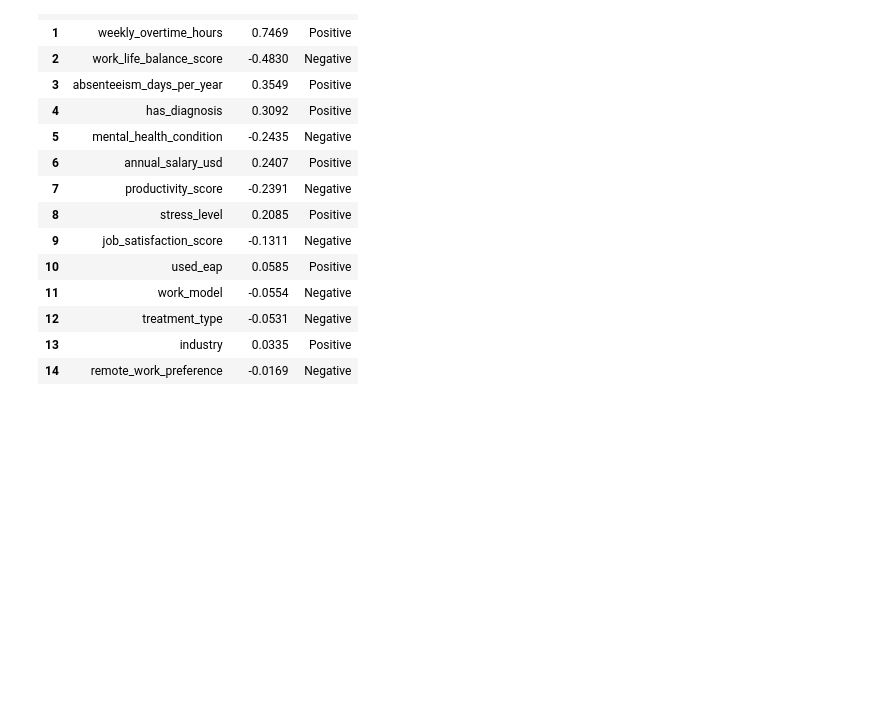
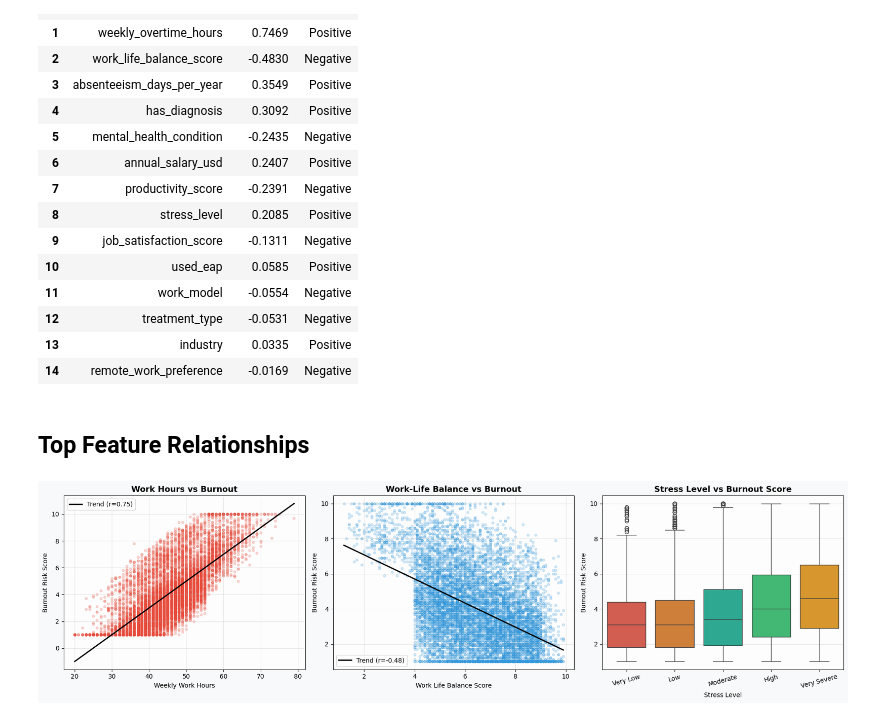
Before and after one commit to aghasaud1996/mental-health-workplace-analysis, a Jupyter notebook: mental_health_workplace_analysis.ipynb, the cells around one changed output. Cells and saved outputs as stored; diff of their text form; code cells hidden in the pictures; blank space fills up the shorter version.

```diff
--- a/mental_health_workplace_analysis.ipynb
+++ b/mental_health_workplace_analysis.ipynb
@@ -264,3 +306,46 @@ Top correlations with PRIMARY target: burnout_risk_score
 | 12 | treatment_type | -0.0531 | Negative |
 | 13 | industry | 0.0335 | Positive |
 | 14 | remote_work_preference | -0.0169 | Negative |
+# %% [markdown]
+## Top Feature Relationships
+# %%
+fig, axes = plt.subplots(1, 3, figsize=(18, 5))
+fig.patch.set_facecolor('#f8f9fa')
+
+# Scatter: weekly_work_hours vs burnout
+axes[0].scatter(df['weekly_work_hours'], df[TARGET],
+                alpha=0.2, color='#e74c3c', s=15)
+m, b = np.polyfit(df['weekly_work_hours'].dropna(),
+                  df.loc[df['weekly_work_hours'].notna(), TARGET], 1)
+x_line = np.linspace(df['weekly_work_hours'].min(), df['weekly_work_hours'].max(), 100)
+axes[0].plot(x_line, m*x_line+b, color='black', lw=2, label=f'Trend (r={df["weekly_work_hours"].corr(df[TARGET]):.2f})')
+axes[0].set_title('Work Hours vs Burnout', fontsize=13, fontweight='bold')
+axes[0].set_xlabel('Weekly Work Hours'); axes[0].set_ylabel('Burnout Risk Score')
+axes[0].legend(); axes[0].set_facecolor('#fdfdfd'); axes[0].grid(alpha=0.3)
+
+# Scatter: work_life_balance_score vs burnout
+axes[1].scatter(df['work_life_balance_score'], df[TARGET],
+                alpha=0.2, color='#3498db', s=15)
+m2, b2 = np.polyfit(df['work_life_balance_score'].dropna(),
+                    df.loc[df['work_life_balance_score'].notna(), TARGET], 1)
+x2 = np.linspace(df['work_life_balance_score'].min(), df['work_life_balance_score'].max(), 100)
+axes[1].plot(x2, m2*x2+b2, color='black', lw=2,
+             label=f'Trend (r={df["work_life_balance_score"].corr(df[TARGET]):.2f})')
+axes[1].set_title('Work-Life Balance vs Burnout', fontsize=13, fontweight='bold')
+axes[1].set_xlabel('Work Life Balance Score'); axes[1].set_ylabel('Burnout Risk Score')
+axes[1].legend(); axes[1].set_facecolor('#fdfdfd'); axes[1].grid(alpha=0.3)
+
+# Boxplot: stress_level vs burnout
+stress_order = ['Very Low','Low','Moderate','High','Very Severe']
+palette3 = ['#2ecc71','#1abc9c','#f39c12','#e67e22','#e74c3c']
+sns.boxplot(data=df, x='stress_level', y=TARGET,  hue='stress_level',
+            legend=False,order=stress_order, palette=palette3, ax=axes[2])
+axes[2].set_title('Stress Level vs Burnout Score', fontsize=13, fontweight='bold')
+axes[2].set_xlabel('Stress Level'); axes[2].set_ylabel('Burnout Risk Score')
+axes[2].set_xticklabels(stress_order, rotation=15)
+axes[2].set_facecolor('#fdfdfd'); axes[2].grid(axis='y', alpha=0.3)
+
+plt.tight_layout()
+plt.show()
+# %% [output]
+[figure, added]
```
Also changed, not shown: parts of 8 cells of this notebook, 1 other file.
